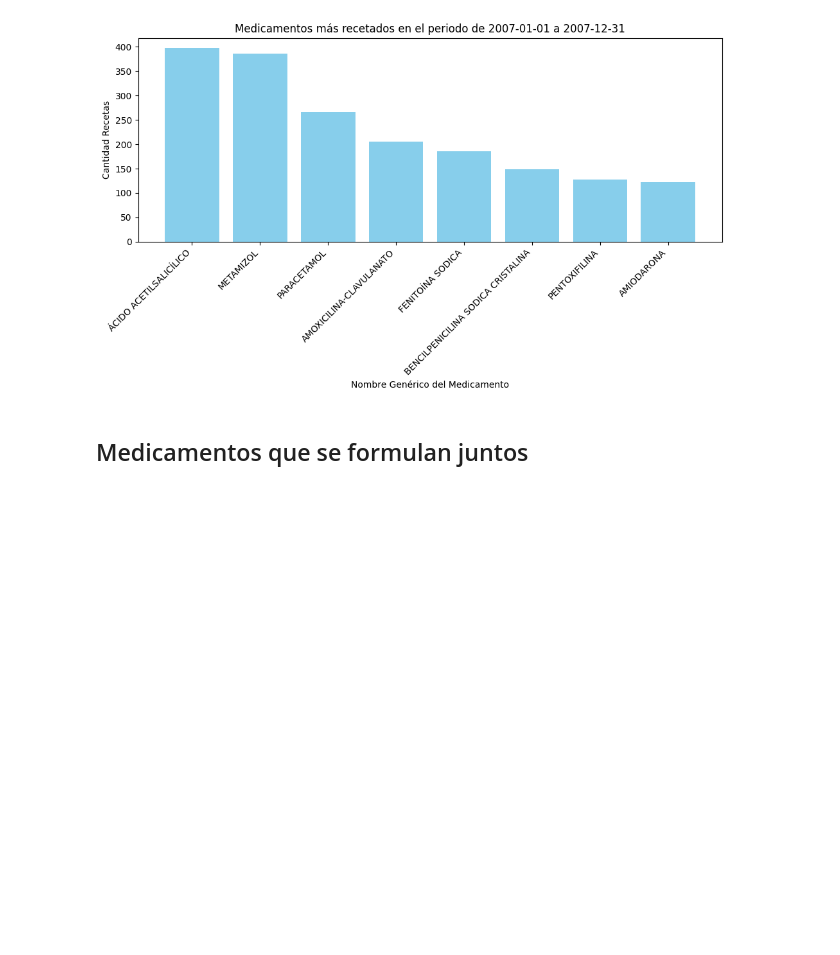
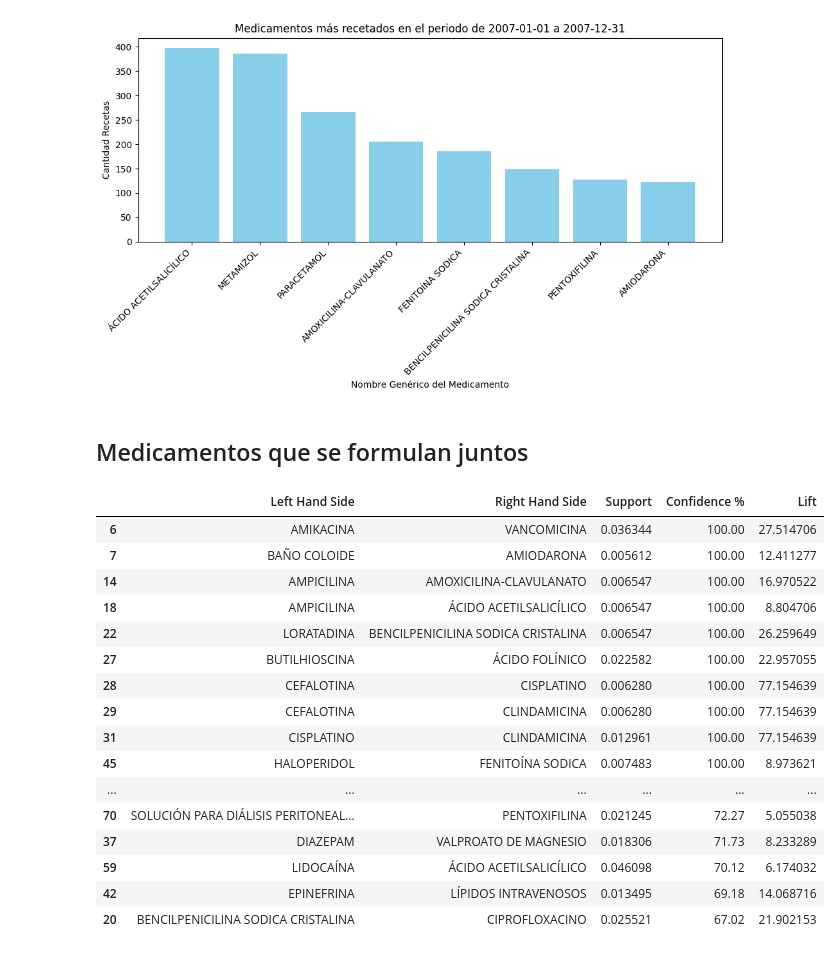
Before and after one commit to Jujo2040751/Proyecto-DataScience, a Jupyter notebook: proy.ipynb, the cells around one changed output. Drawn from its saved outputs; the diff is of its cells as text; code cells hidden in the pictures; blank space fills up the shorter version.

Commit message:
Medicamentos que se recetan juntos

```diff
--- a/proy.ipynb
+++ b/proy.ipynb
@@ -211,0 +214,66 @@ plt.show()
+# %%
+from apyori import apriori
+
+
+""" Preparación de los datos de Medicamentos formulados """
+
+df_medicamentos_formulados = dF_entrega_medicamentos[['codigo_formula', 'key_medicamento']]
+
+# Mezclar con dim_medicamentos para obtener el nombre del medicamento
+df_medicamentos_formulados = pds.merge(df_medicamentos_formulados, dF_medicamentos[['key_medicamento', 'Nombre Genérico']], on='key_medicamento', how="inner", validate="many_to_many")
+df_medicamentos_formulados.sort_values(by='codigo_formula', inplace=True)
+
+# Agregar una columna para la enumeración de cada medicamento por código de fórmula
+df_medicamentos_formulados['num_medicamento'] = df_medicamentos_formulados.groupby('codigo_formula').cumcount() + 1
+
+# Pivotear el DataFrame: convertir los medicamentos a columnas
+df_medicamentos_pivot = df_medicamentos_formulados.pivot(index='codigo_formula', columns='num_medicamento', values='Nombre Genérico').reset_index()
+df_medicamentos_pivot = df_medicamentos_pivot.fillna('')
+
+# Renombrar las columnas
+df_medicamentos_pivot.columns = [f'Medicamento {col}' for col in df_medicamentos_pivot.columns]
+
+# Eliminar columna Código de formula
+df_medicamentos_pivot = df_medicamentos_pivot.drop(columns=['Medicamento codigo_formula'])
+
+# Convertir los medicamentos a una lista de listas
+lista_medicamentos = df_medicamentos_pivot.apply(lambda fila: fila.tolist(), axis=1).tolist()
+# print(lista_medicamentos[10])
+
+
+""" Aplicación del algoritmo apriori para saber los medicamentos que se formulan juntos """
+
+rules = apriori(transactions = lista_medicamentos, min_support = 0.003, min_confidence = 0.2, min_lift = 3, min_length = 2, max_length = 2)
+results = list(rules)
+
+def inspect(results):
+    lhs         = [tuple(result[2][0][0])[0] for result in results]
+    rhs         = [tuple(result[2][0][1])[0] for result in results]
+    supports    = [result[1] for result in results]
+    confidences = [round(result[2][0][2]*100, 2) for result in results]
+    lifts       = [result[2][0][3] for result in results]
+    return list(zip(lhs, rhs, supports, confidences, lifts))
+
+resultsinDataFrame = pds.DataFrame(inspect(results), columns = ['Left Hand Side', 'Right Hand Side', 'Support', 'Confidence %', 'Lift'])
+
+# 30 Primeros resultados de los medicamentos recetados juntos con mayor confianza
+resultsinDataFrame = resultsinDataFrame.nlargest(n = 30, columns = 'Confidence %')
+resultsinDataFrame
+# %% [output]
+|  | Left Hand Side | Right Hand Side | Support | Confidence % | Lift |
+| 6 | AMIKACINA | VANCOMICINA | 0.036344 | 100.00 | 27.514706 |
+| 7 | BAÑO COLOIDE | AMIODARONA | 0.005612 | 100.00 | 12.411277 |
+| 14 | AMPICILINA | AMOXICILINA-CLAVULANATO | 0.006547 | 100.00 | 16.970522 |
+| 18 | AMPICILINA | ÁCIDO ACETILSALICÍLICO | 0.006547 | 100.00 | 8.804706 |
+| 22 | LORATADINA | BENCILPENICILINA SODICA CRISTALINA | 0.006547 | 100.00 | 26.259649 |
+| 27 | BUTILHIOSCINA | ÁCIDO FOLÍNICO | 0.022582 | 100.00 | 22.957055 |
+| 28 | CEFALOTINA | CISPLATINO | 0.006280 | 100.00 | 77.154639 |
+| 29 | CEFALOTINA | CLINDAMICINA | 0.006280 | 100.00 | 77.154639 |
+| 31 | CISPLATINO | CLINDAMICINA | 0.012961 | 100.00 | 77.154639 |
+| 45 | HALOPERIDOL | FENITOÍNA SODICA | 0.007483 | 100.00 | 8.973621 |
+| ... | ... | ... | ... | ... | ... |
+| 70 | SOLUCIÓN PARA DIÁLISIS PERITONEAL... | PENTOXIFILINA | 0.021245 | 72.27 | 5.055038 |
+| 37 | DIAZEPAM | VALPROATO DE MAGNESIO | 0.018306 | 71.73 | 8.233289 |
+| 59 | LIDOCAÍNA | ÁCIDO ACETILSALICÍLICO | 0.046098 | 70.12 | 6.174032 |
+| 42 | EPINEFRINA | LÍPIDOS INTRAVENOSOS | 0.013495 | 69.18 | 14.068716 |
+| 20 | BENCILPENICILINA SODICA CRISTALINA | CIPROFLOXACINO | 0.025521 | 67.02 | 21.902153 |
```
Also changed, not shown: parts of 3 cells of this notebook.
